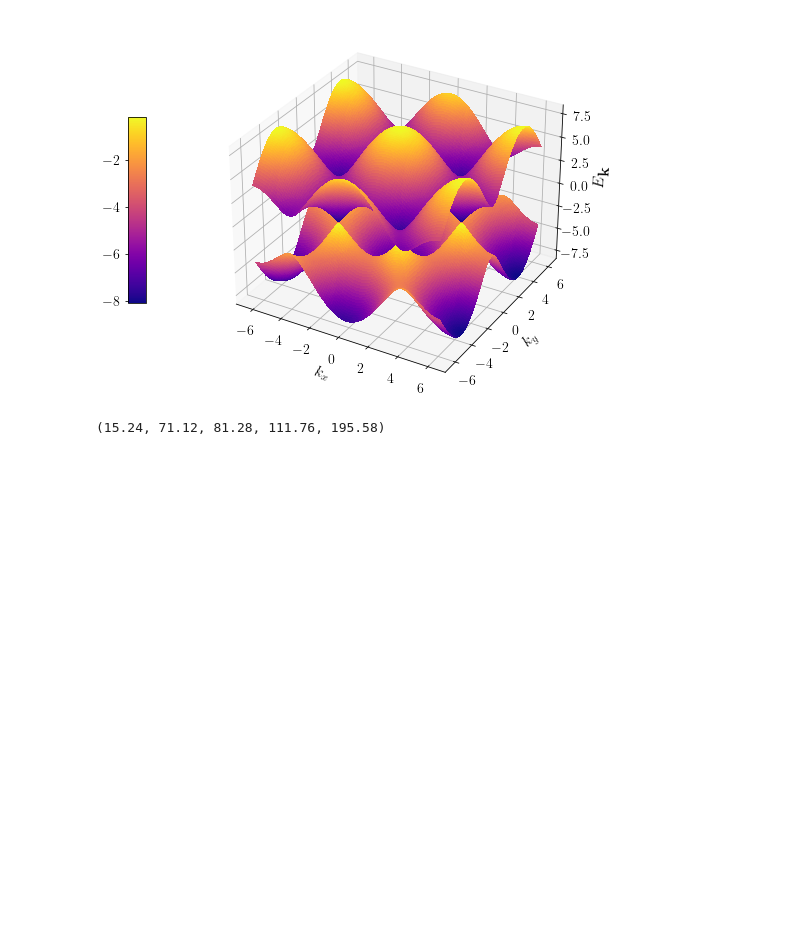
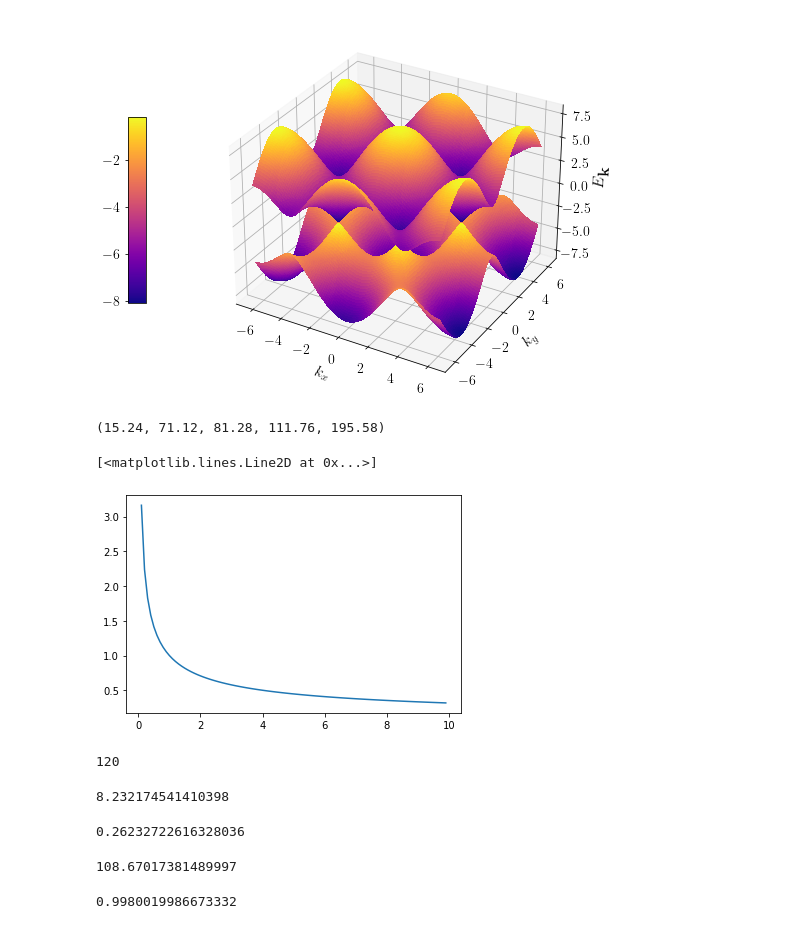
Before and after one commit to AlessandroLodi/DPhil-Thesis-Oxford, a Jupyter notebook: chapter_fabrication/figures/plotting_fabrication.ipynb, the cells around one changed output. Saved outputs shown, nothing was run; the diff lists cells and outputs as text; code cells hidden in the pictures; blank space fills up the shorter version.

```diff
--- a/chapter_fabrication/figures/plotting_fabrication.ipynb
+++ b/chapter_fabrication/figures/plotting_fabrication.ipynb
@@ -379,3 +380,40 @@ conversion = lambda dollar: dollar*2.54/1
 conversion(6), conversion(28), conversion(32), conversion(44), conversion(77)
 # %% [output]
 (15.24, 71.12, 81.28, 111.76, 195.58)
+# %%
+fig = plt.figure()
+x = np.arange(0, 10, 0.1)
+y = lambda x: x ** -.5
+plt.plot(x, y(x))
+# %% [output]
+[<matplotlib.lines.Line2D at 0x...>]
+[figure, added]
+# %%
+math.factorial(5)
+# %% [output]
+120
+# %%
+P_poisson = lambda event, mean_number_of_event: \
+            math.exp(-mean_number_of_event)*mean_number_of_event**event/math.factorial(event)
+
+n_peaks = 5
+n_peak_catched = 3
+n_cases = P_poisson(1, n_peak_catched/n_peaks) * 25
+n_cases
+# %% [output]
+8.232174541410398
+# %%
+n_peaks = 60
+n_peak_catched = 100
+n_cases = P_poisson(2, n_peak_catched/n_peaks)
+n_cases
+# %% [output]
+0.26232722616328036
+# %%
+P_poisson(0, 0.61) * 200
+# %% [output]
+108.67017381489997
+# %%
+P_poisson(1, 1/500) * 500
+# %% [output]
+0.9980019986673332
```
Also changed, not shown: parts of 3 cells of this notebook, 4 other files.
